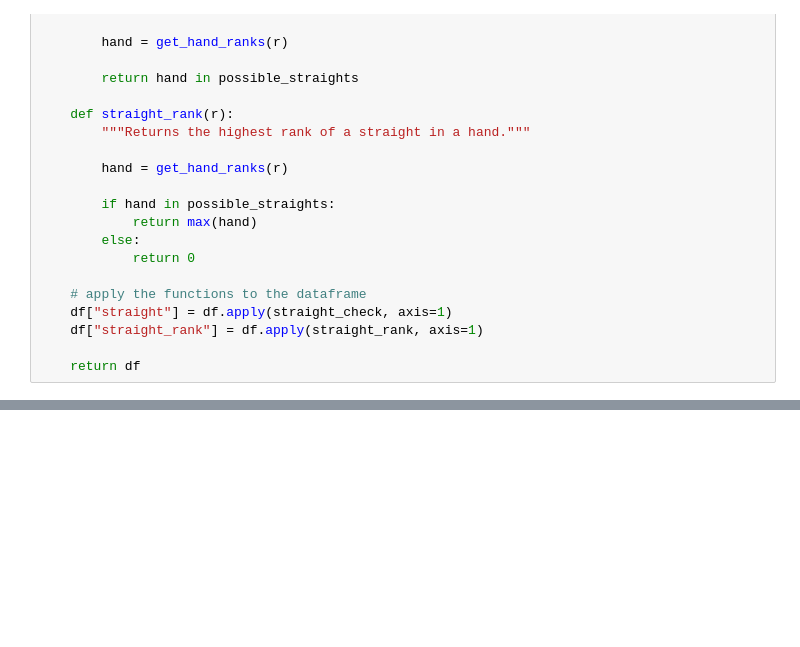
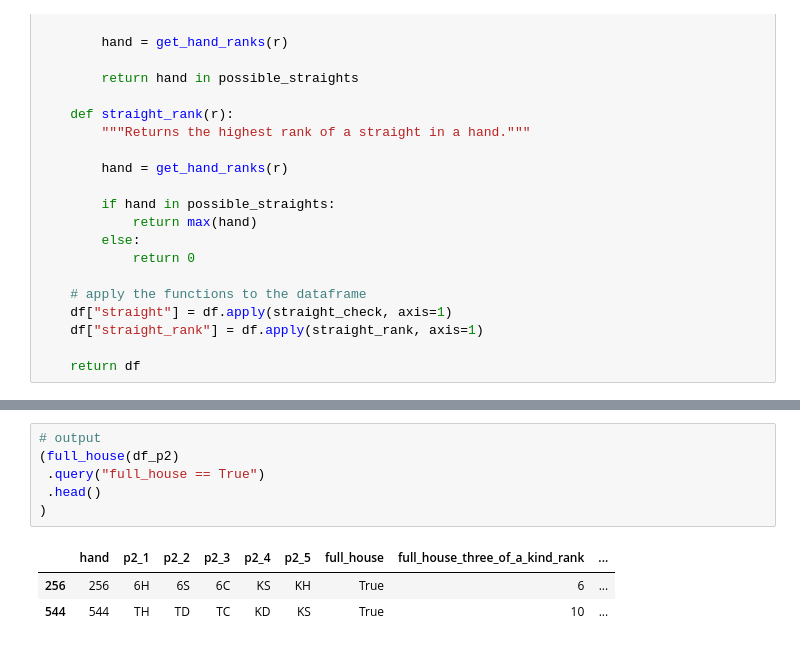
Before and after one commit to null-circle/Portfolio, a Jupyter notebook: Royal Flush/Royal Flush.ipynb, the cells around one changed output, grey strips where cells are left out. Cells and saved outputs as stored; diff of their text form; blank space fills up the shorter version.

Commit message:
Full House

```diff
--- a/Royal Flush/Royal Flush.ipynb
+++ b/Royal Flush/Royal Flush.ipynb
@@ -595,0 +715,10 @@ def straight(df):
+# %%
+# output
+(full_house(df_p2)
+ .query("full_house == True")
+ .head()
+)
+# %% [output]
+|  | hand | p2_1 | p2_2 | p2_3 | p2_4 | p2_5 | full_house | full_house_three_of_a_kind_rank | ... |
+| 256 | 256 | 6H | 6S | 6C | KS | KH | True | 6 | ... |
+| 544 | 544 | TH | TD | TC | KD | KS | True | 10 | ... |
```
Also changed, not shown: parts of 4 cells of this notebook.
